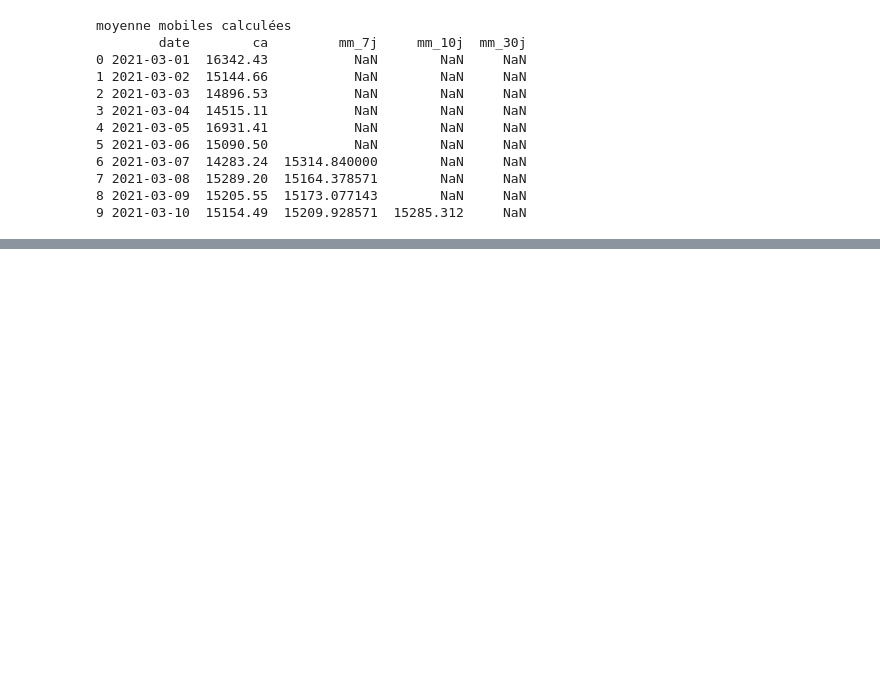
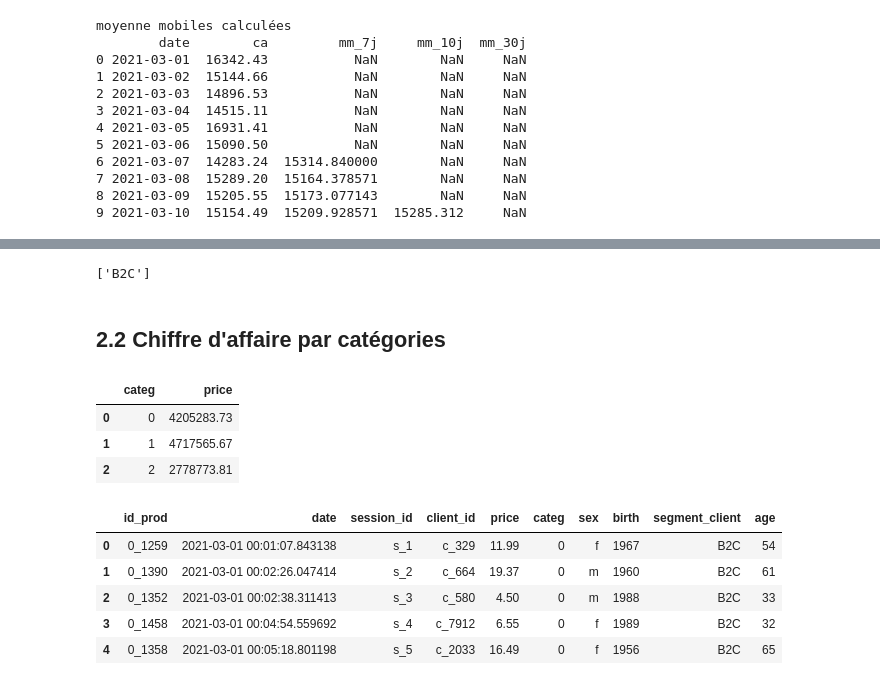
Before and after one commit to Kakicrypto/lapage_project, a Jupyter notebook: notebooks/02_Analyse_anabelle.ipynb, the cells around one changed output, grey strips where cells are left out. Drawn from its saved outputs; the diff is of its cells as text; code cells hidden in the pictures; blank space fills up the shorter version.

```diff
--- a/notebooks/02_Analyse_anabelle.ipynb
+++ b/notebooks/02_Analyse_anabelle.ipynb
@@ -206,0 +210,18 @@ fig.show()
+# %%
+df_b2b_age = df_b2b_age[df_b2b_age["segment_client"]== "B2C"].copy()
+# %%
+# 1. Vérification qu'il ne reste que du B2C
+print(df_b2b_age['segment_client'].unique())
+# %% [output]
+['B2C']
+# %% [markdown]
+## 2.2 Chiffre d'affaire par catégories
+# %%
+ca_categorie = df_b2b_age[df_b2b_age['segment_client'] == 'B2C'].groupby(by="categ")['price'].sum().reset_index()
+
+ca_categorie.head()
+# %% [output]
+|  | categ | price |
+| 0 | 0 | 4205283.73 |
+| 1 | 1 | 4717565.67 |
+| 2 | 2 | 2778773.81 |
@@ -206,0 +246,9 @@ fig.show()
+# %%
+df_b2b_age.head()
+# %% [output]
+|  | id_prod | date | session_id | client_id | price | categ | sex | birth | segment_client | age |
+| 0 | 0_1259 | 2021-03-01 00:01:07.843138 | s_1 | c_329 | 11.99 | 0 | f | 1967 | B2C | 54 |
+| 1 | 0_1390 | 2021-03-01 00:02:26.047414 | s_2 | c_664 | 19.37 | 0 | m | 1960 | B2C | 61 |
+| 2 | 0_1352 | 2021-03-01 00:02:38.311413 | s_3 | c_580 | 4.50 | 0 | m | 1988 | B2C | 33 |
+| 3 | 0_1458 | 2021-03-01 00:04:54.559692 | s_4 | c_7912 | 6.55 | 0 | f | 1989 | B2C | 32 |
+| 4 | 0_1358 | 2021-03-01 00:05:18.801198 | s_5 | c_2033 | 16.49 | 0 | f | 1956 | B2C | 65 |
```
Also changed, not shown: parts of 29 cells of this notebook, 3 other files.
